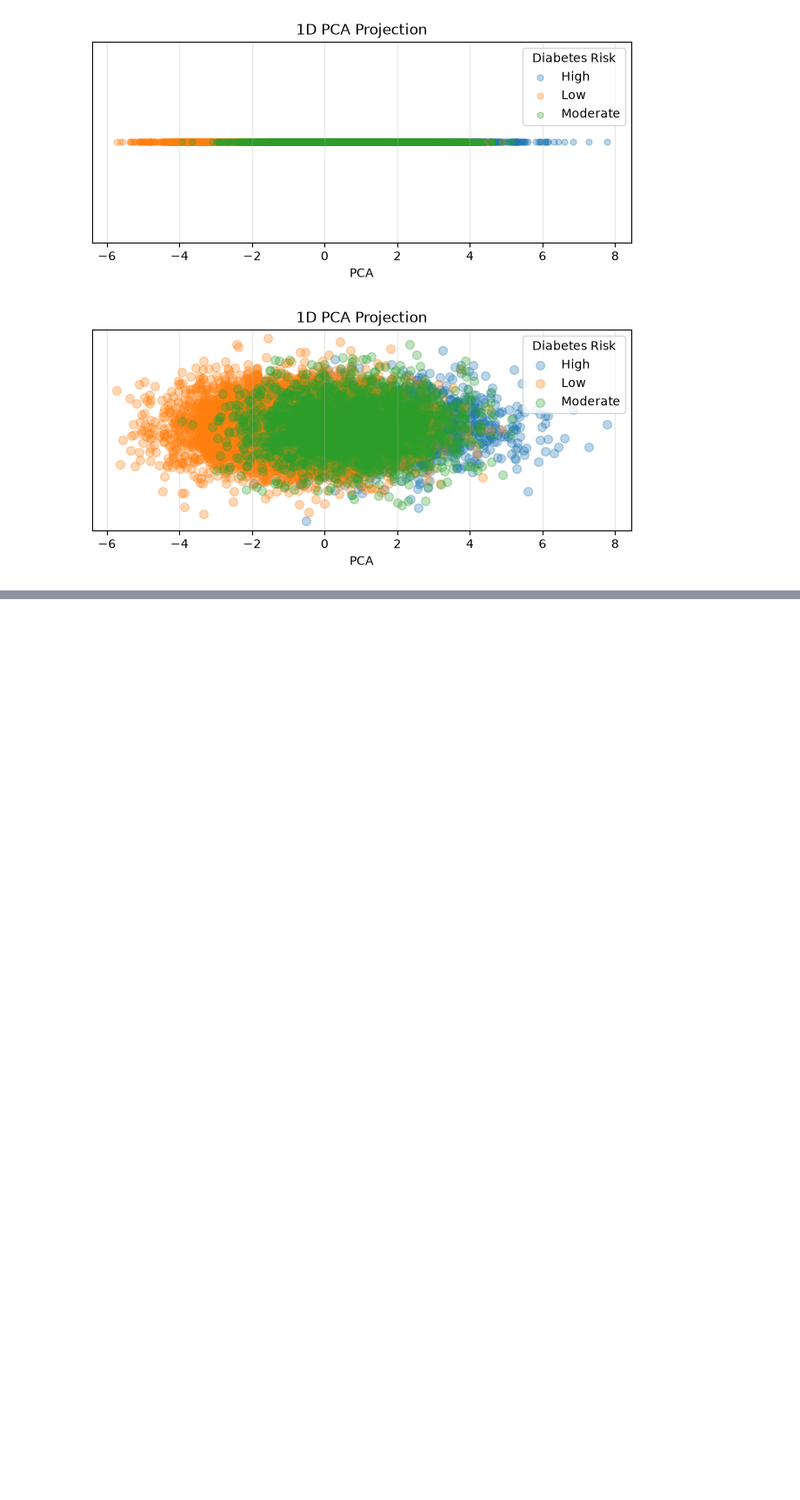
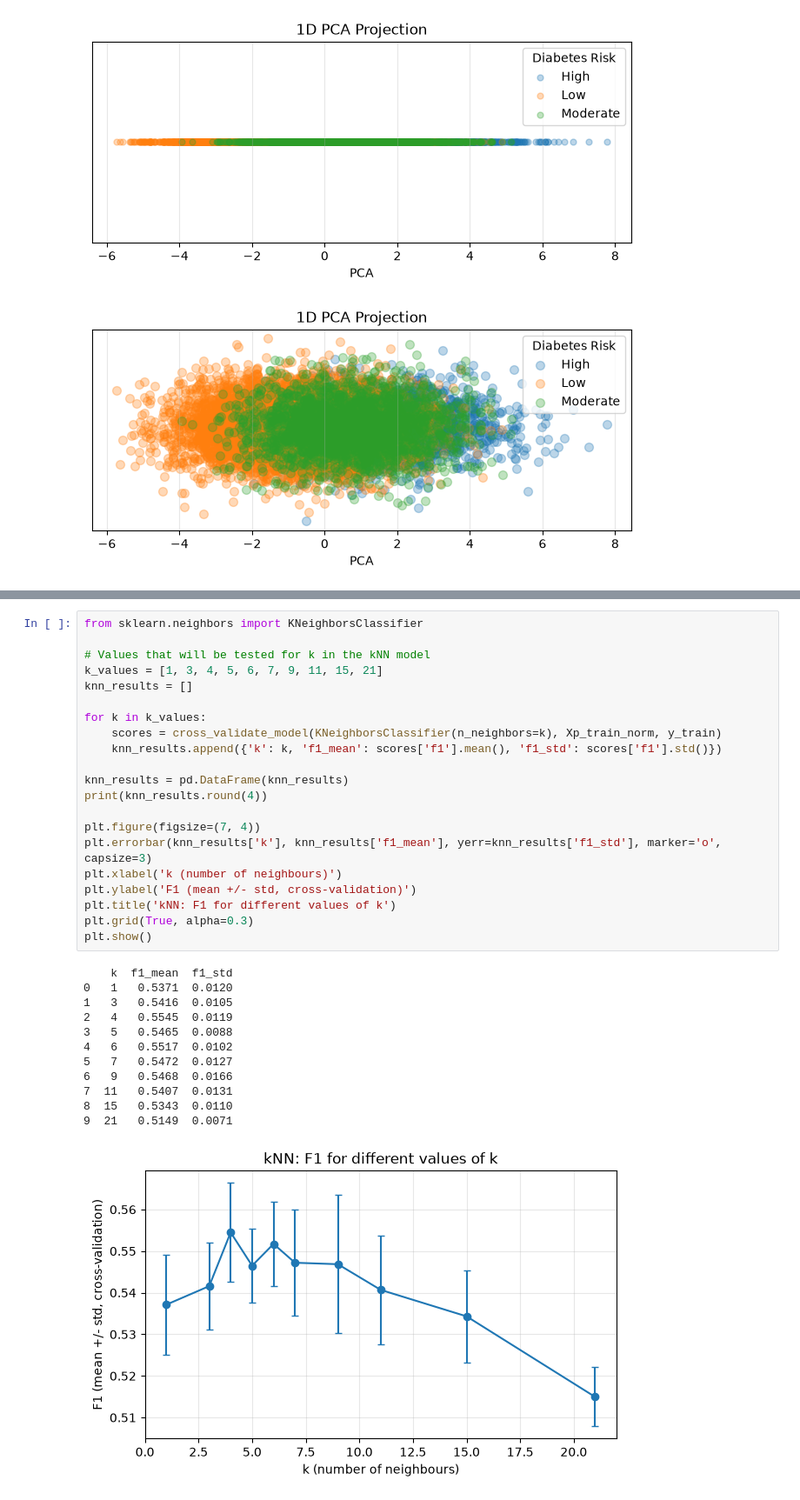
Before and after one commit to rodrigojsm/AC_Project, a Jupyter notebook: AC_project.ipynb, the cells around one changed output, grey strips where cells are left out. Shown at 87% size. Saved outputs shown, nothing was run; the diff lists cells and outputs as text; blank space fills up the shorter version.

```diff
--- a/AC_project.ipynb
+++ b/AC_project.ipynb
@@ -431,0 +479,34 @@ show_PCA_LDA(True, transformed, y_train, "LDA")
+# %%
+from sklearn.neighbors import KNeighborsClassifier
+
+# Values that will be tested for k in the kNN model
+k_values = [1, 3, 4, 5, 6, 7, 9, 11, 15, 21]
+knn_results = []
+
+for k in k_values:
+    scores = cross_validate_model(KNeighborsClassifier(n_neighbors=k), Xp_train_norm, y_train)
+    knn_results.append({'k': k, 'f1_mean': scores['f1'].mean(), 'f1_std': scores['f1'].std()})
+
+knn_results = pd.DataFrame(knn_results)
+print(knn_results.round(4))
+
+plt.figure(figsize=(7, 4))
+plt.errorbar(knn_results['k'], knn_results['f1_mean'], yerr=knn_results['f1_std'], marker='o', capsize=3)
+plt.xlabel('k (number of neighbours)')
+plt.ylabel('F1 (mean +/- std, cross-validation)')
+plt.title('kNN: F1 for different values of k')
+plt.grid(True, alpha=0.3)
+plt.show()
+# %% [output]
+    k  f1_mean  f1_std
+0   1   0.5371  0.0120
+1   3   0.5416  0.0105
+2   4   0.5545  0.0119
+3   5   0.5465  0.0088
+4   6   0.5517  0.0102
+5   7   0.5472  0.0127
+6   9   0.5468  0.0166
+7  11   0.5407  0.0131
+8  15   0.5343  0.0110
+9  21   0.5149  0.0071
+[figure, added]
```
Also changed, not shown: parts of 9 cells of this notebook.
